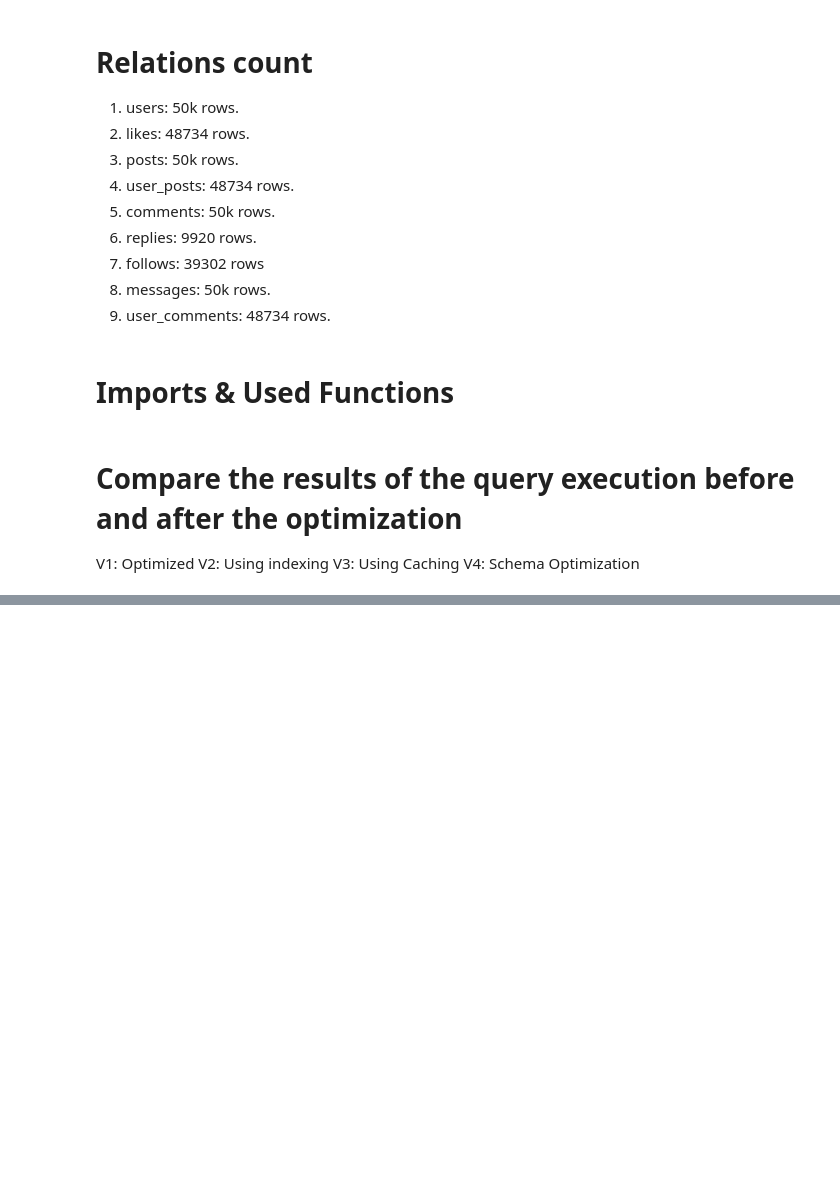
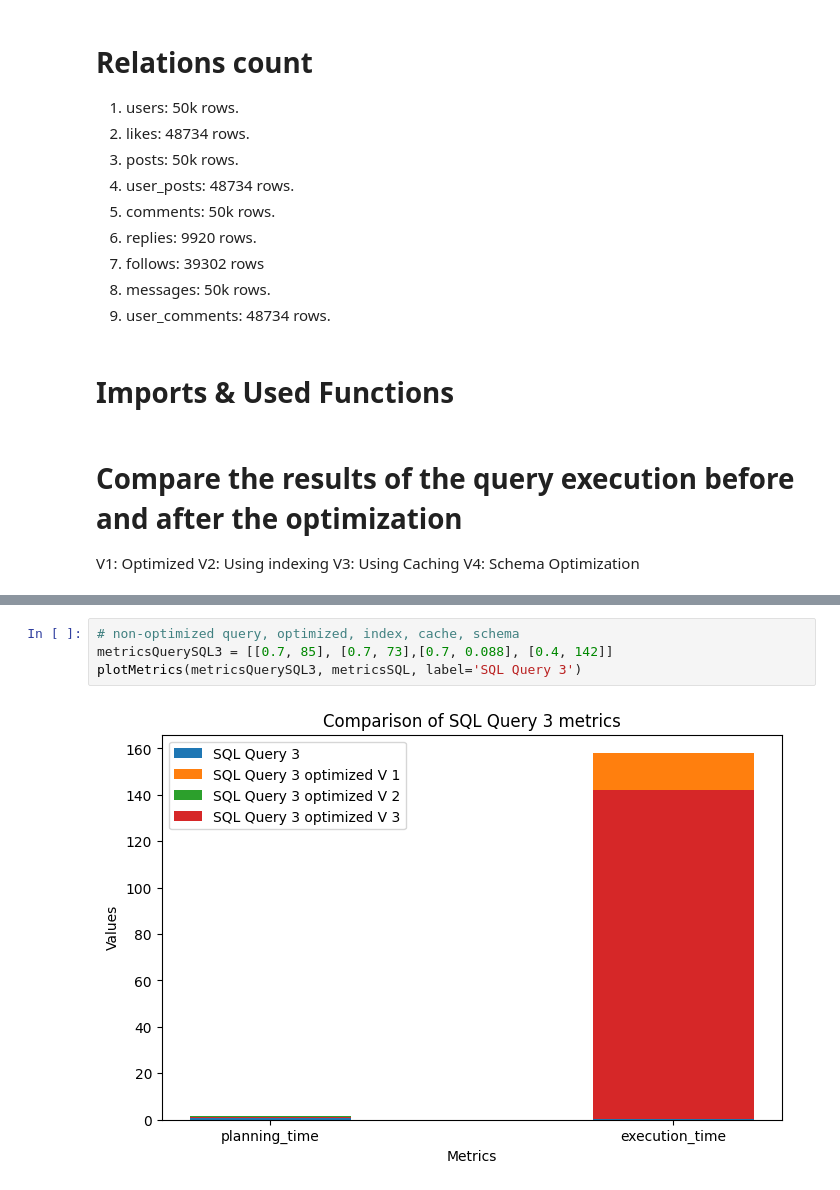
Before and after one commit to Mostafa-wael/Database-Tuning, a Jupyter notebook: results/results.ipynb, the cells around one changed output, grey strips where cells are left out. Cells and saved outputs as stored; diff of their text form; blank space fills up the shorter version.

Commit message:
only schema is left!!

```diff
--- a/results/results.ipynb
+++ b/results/results.ipynb
@@ -49,0 +50,6 @@ plotMetrics(metricsQuerySQL2, metricsSQL, label='SQL Query 2')
+# %%
+# non-optimized query, optimized, index, cache, schema
+metricsQuerySQL3 = [[0.7, 85], [0.7, 73],[0.7, 0.088], [0.4, 142]]
+plotMetrics(metricsQuerySQL3, metricsSQL, label='SQL Query 3')
+# %% [output]
+[figure, added]
```
Also changed, not shown: parts of 3 cells of this notebook, 19 other files.
